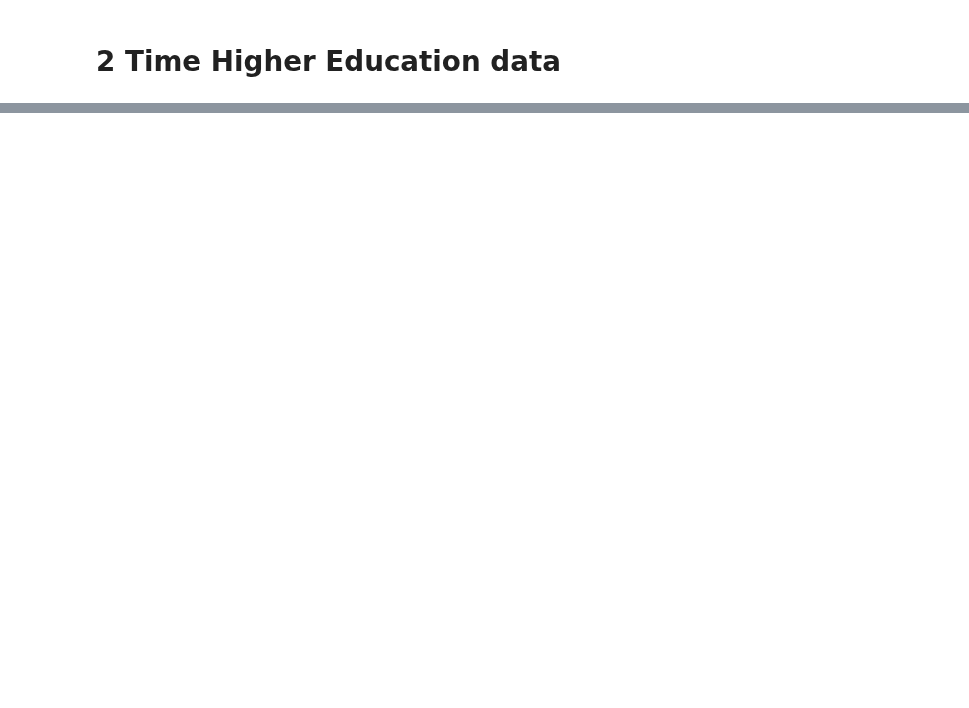
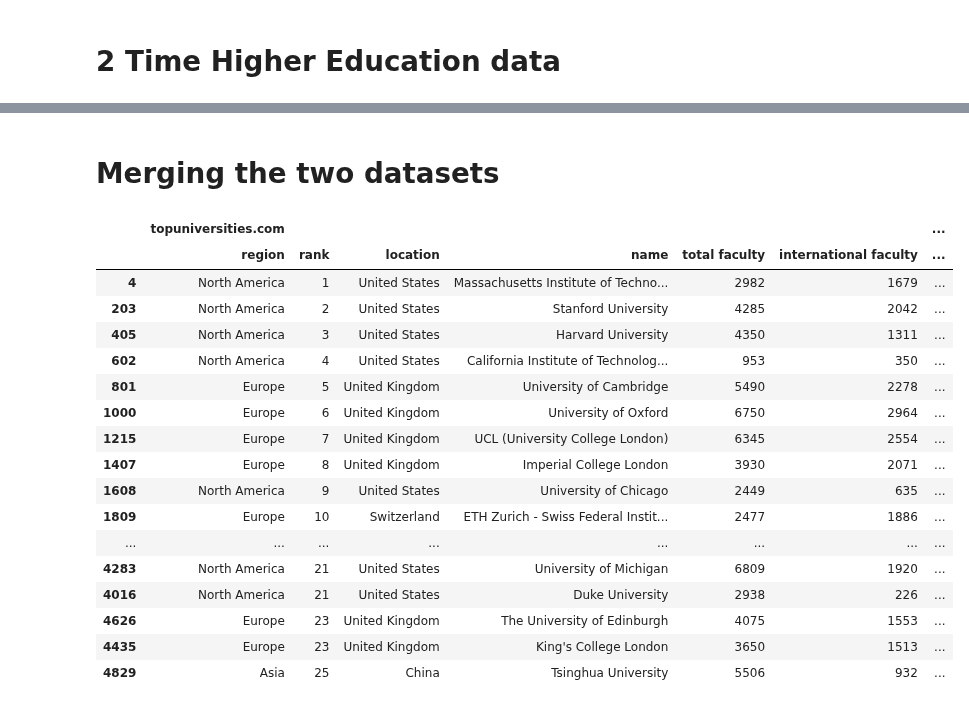
Before and after one commit to lkieliger/adagroup, a Jupyter notebook: hw2/Homework 2.ipynb, the cells around one changed output, grey strips where cells are left out. Cells and saved outputs as stored; diff of their text form; code cells hidden in the pictures; blank space fills up the shorter version.

Commit message:
Implement datasets joining on name

```diff
--- a/hw2/Homework 2.ipynb
+++ b/hw2/Homework 2.ipynb
@@ -241,0 +236,77 @@ pretty_bar(r2['ratio'][:10], r2['region'][:10], "Ratio of international students
+# %% [markdown]
+# Merging the two datasets
+# %%
+top_universities_ranking = df.copy()
+times_higher_ranking = df_2.copy()
+
+top_universities_ranking.rename(columns={'overall_rank' : 'rank'}, inplace=True)
+times_higher_ranking.drop('aliases', axis=1, inplace=True)
+
+cleanup_regex = '[^a-zA-Z ]|the |of |at '
+top_universities_ranking['split_name'] = top_universities_ranking['name'].str.lower().str.replace(cleanup_regex, '').str.split()
+times_higher_ranking['split_name'] = times_higher_ranking['name'].str.lower().str.replace(cleanup_regex, '').str.split()
+
+top_universities_ranking['split_name'] = top_universities_ranking['split_name'].apply(set)
+times_higher_ranking['split_name'] = times_higher_ranking['split_name'].apply(set)
+
+
+top_universities_ranking.columns = pd.MultiIndex.from_product([['topuniversities.com'], top_universities_ranking.columns])
+times_higher_ranking.columns = pd.MultiIndex.from_product([['timeshighereducation.com'], times_higher_ranking.columns])
+
+# Add dummy key to perform cartesian product
+top_universities_ranking['topuniversities.com', 'dummy key'] = 1
+times_higher_ranking['timeshighereducation.com', 'dummy key'] = 1
+
+# Perform cartesian product
+top_merged = pd.merge(top_universities_ranking, times_higher_ranking,
+                      left_on=top_universities_ranking['topuniversities.com','dummy key'],
+                     right_on=times_higher_ranking['timeshighereducation.com', 'dummy key'])
+
+
+# Remove rows with different location as they obviously don't match
+top_merged['same country'] = top_merged['topuniversities.com', 'location'] == top_merged['timeshighereducation.com', 'location']
+top_merged = top_merged[top_merged['same country'] == True]
+
+# Prepare set intersection by zipping names together
+top_merged['zipped'] = list(zip(
+    top_merged['topuniversities.com', 'split_name'],
+    top_merged['timeshighereducation.com', 'split_name']))
+
+# Count the number of words in the intersection of names sets
+top_merged['intersection count'] = top_merged['zipped'].apply(lambda tup: len(set.intersection(tup[0],tup[1])))
+
+# Keep only the rows with the highest number of common keywords
+top_merged = top_merged.sort_values('intersection count', ascending=False)
+top_merged.drop_duplicates(('topuniversities.com', 'name'), inplace=True)
+top_merged = top_merged[top_merged['intersection count'] >= 2]
+
+# Remove unnecessary columns
+top_merged.drop(['split_name', 'dummy key'], level=1, axis=1, inplace=True)
+top_merged.drop(['zipped', 'intersection count', 'same country'], level=0, axis=1, inplace=True)
+
+# Convert to numeric values instead of strings
+top_merged = top_merged.apply(pd.to_numeric, errors='ignore')
+
+# Sort back the value by topuniversities.com score
+top_merged = top_merged.sort_values(('topuniversities.com', 'rank'))
+top_merged2 = top_merged.copy()
+display(top_merged.head(25))
+# %% [output]
+|  | topuniversities.com |  |  |  |  |  | ... |
+|  | region | rank | location | name | total faculty | international faculty | ... |
+| 4 | North America | 1 | United States | Massachusetts Institute of Techno... | 2982 | 1679 | ... |
+| 203 | North America | 2 | United States | Stanford University | 4285 | 2042 | ... |
+| 405 | North America | 3 | United States | Harvard University | 4350 | 1311 | ... |
+| 602 | North America | 4 | United States | California Institute of Technolog... | 953 | 350 | ... |
+| 801 | Europe | 5 | United Kingdom | University of Cambridge | 5490 | 2278 | ... |
+| 1000 | Europe | 6 | United Kingdom | University of Oxford | 6750 | 2964 | ... |
+| 1215 | Europe | 7 | United Kingdom | UCL (University College London) | 6345 | 2554 | ... |
+| 1407 | Europe | 8 | United Kingdom | Imperial College London | 3930 | 2071 | ... |
+| 1608 | North America | 9 | United States | University of Chicago | 2449 | 635 | ... |
+| 1809 | Europe | 10 | Switzerland | ETH Zurich - Swiss Federal Instit... | 2477 | 1886 | ... |
+| ... | ... | ... | ... | ... | ... | ... | ... |
+| 4283 | North America | 21 | United States | University of Michigan | 6809 | 1920 | ... |
+| 4016 | North America | 21 | United States | Duke University | 2938 | 226 | ... |
+| 4626 | Europe | 23 | United Kingdom | The University of Edinburgh | 4075 | 1553 | ... |
+| 4435 | Europe | 23 | United Kingdom | King's College London | 3650 | 1513 | ... |
+| 4829 | Asia | 25 | China | Tsinghua University | 5506 | 932 | ... |
```
Also changed, not shown: parts of 7 cells of this notebook.
